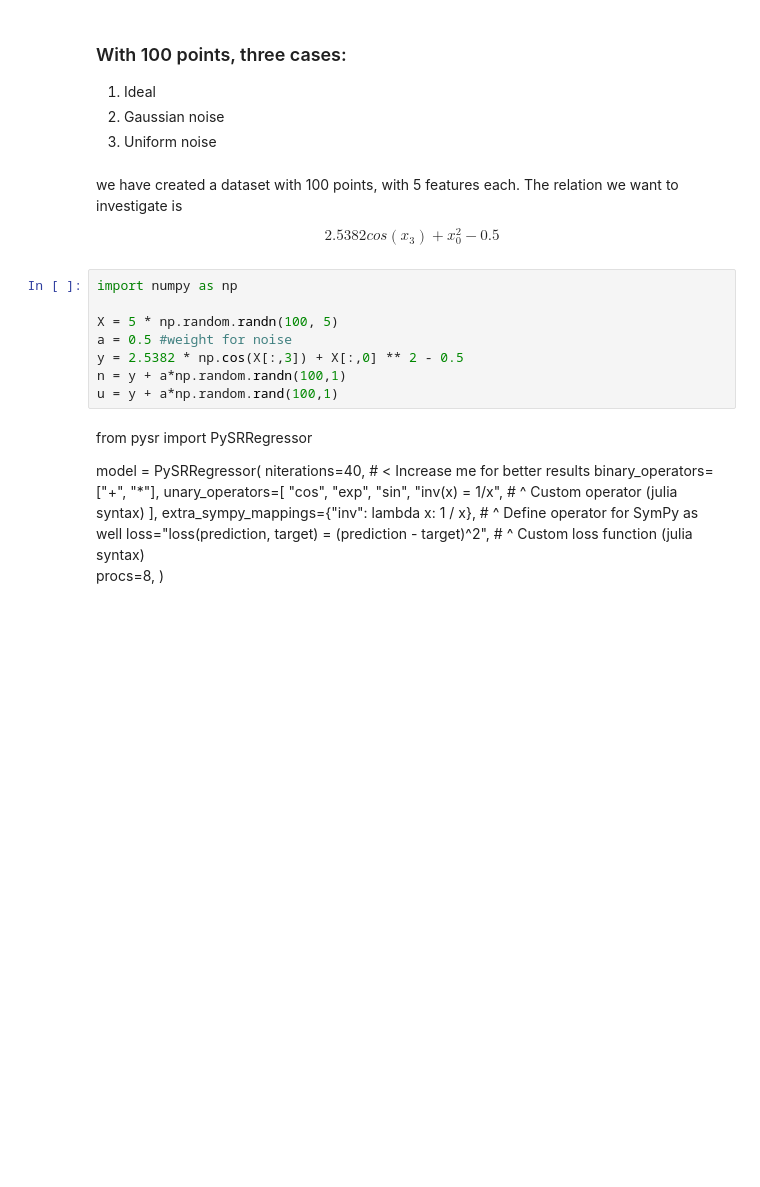
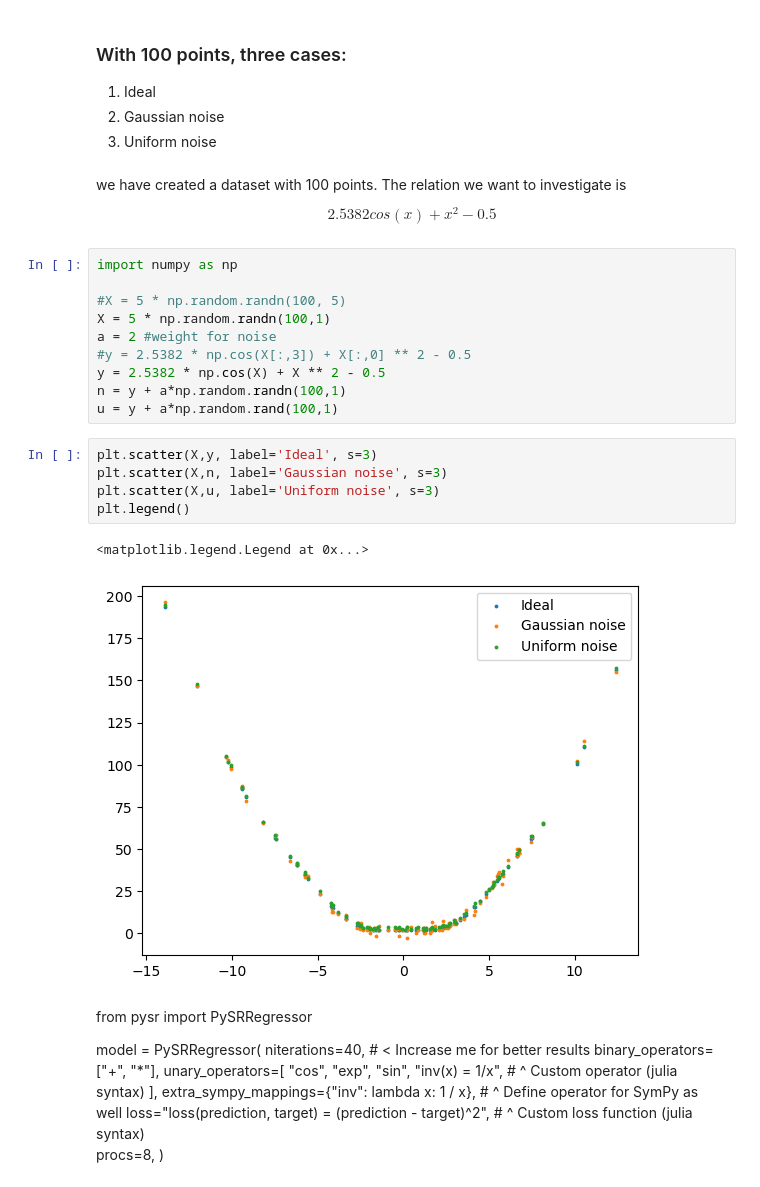
Before and after one commit to farocrown/Simreg, a Jupyter notebook: sr_try1.ipynb, the cells around one changed output. Cells and saved outputs as stored; diff of their text form; blank space fills up the shorter version.

```diff
--- a/sr_try1.ipynb
+++ b/sr_try1.ipynb
@@ -8,19 +8,29 @@ import pandas as pd
 2. Gaussian noise
 3. Uniform noise
 # %% [markdown]
-we have created a dataset with 100 points, with 5 features each. The relation we want to investigate is
+we have created a dataset with 100 points. The relation we want to investigate is
 
 $$
-2.5382 cos(x_3)+x_0^2-0.5
+2.5382 cos(x)+x^2-0.5
 $$
 # %%
 import numpy as np
 
-X = 5 * np.random.randn(100, 5)
-a = 0.5 #weight for noise
-y = 2.5382 * np.cos(X[:,3]) + X[:,0] ** 2 - 0.5
+#X = 5 * np.random.randn(100, 5)
+X = 5 * np.random.randn(100,1)
+a = 2 #weight for noise
+#y = 2.5382 * np.cos(X[:,3]) + X[:,0] ** 2 - 0.5
+y = 2.5382 * np.cos(X) + X ** 2 - 0.5
 n = y + a*np.random.randn(100,1)
 u = y + a*np.random.rand(100,1)
+# %%
+plt.scatter(X,y, label='Ideal', s=3)
+plt.scatter(X,n, label='Gaussian noise', s=3)
+plt.scatter(X,u, label='Uniform noise', s=3)
+plt.legend()
+# %% [output]
+<matplotlib.legend.Legend at 0x...>
+[figure, added]
 # %% [markdown]
 from pysr import PySRRegressor
 
```
Also changed, not shown: parts of 21 cells of this notebook.
